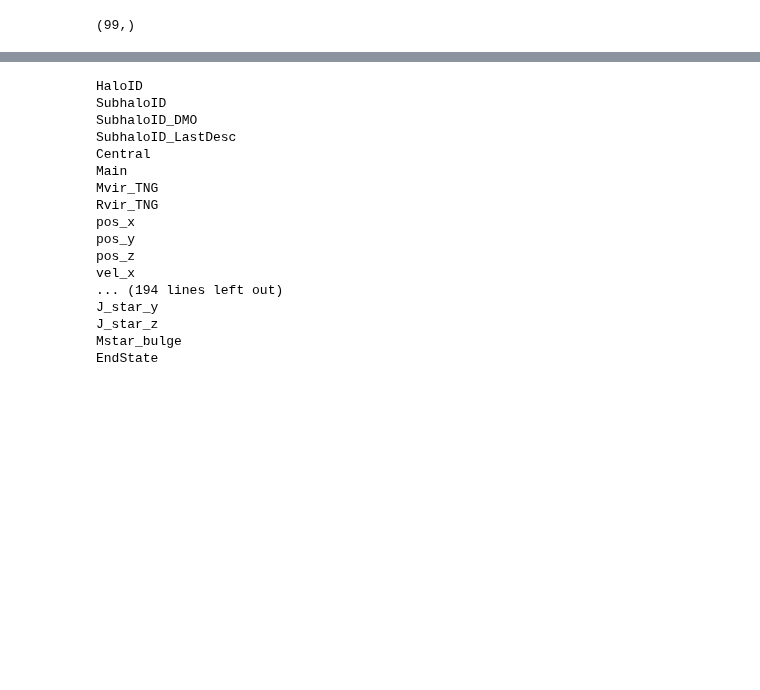
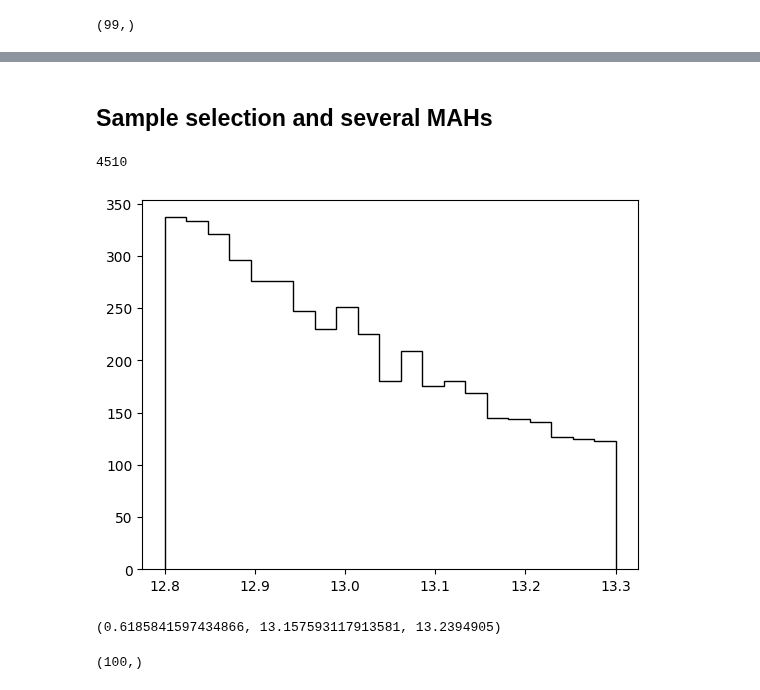
Before and after one commit to ismael-mendoza/nbody-relaxed, a Jupyter notebook: notebooks/wip/tng1.ipynb, the cells around one changed output, grey strips where cells are left out. Saved outputs shown, nothing was run; the diff lists cells and outputs as text; code cells hidden in the pictures; blank space fills up the shorter version.

```diff
--- a/notebooks/wip/tng1.ipynb
+++ b/notebooks/wip/tng1.ipynb
@@ -237,21 +198,29 @@ cat = pandas.read_hdf(present_snapfile)
-# %%
-for c in cat.columns:
-    print(c)
-# %% [output]
-HaloID
-SubhaloID
-SubhaloID_DMO
-SubhaloID_LastDesc
-Central
-Main
-Mvir_TNG
-Rvir_TNG
-pos_x
-pos_y
-pos_z
-vel_x
-... (194 lines left out)
-J_star_y
-J_star_z
-Mstar_bulge
-EndState
+# %% [markdown]
+## Sample selection and several MAHs
+# %%
+# pick trees half a decade after cut at 12.8
+my_trees = [t for t in trees if 99 in t['SnapNum']
+            and t['Group_M_TopHat200'][-1] > 12.8
+            and t['Group_M_TopHat200'][-1] < 13.3]
+len(my_trees)
+# %% [output]
+4510
+# %%
+# double check
+gmass = [t['Group_M_TopHat200'][-1] for t in my_trees]
+plt.hist(gmass, bins=21, histtype='step', color='k', label='gmass');
+# %% [output]
+[figure, added]
+# %%
+# now we need to match with catalog
+# let us check 1 halo
+halo_idx = my_trees[0]['IndexInHaloTable'][-1]
+mvir = cat["Mvir"].to_numpy()[halo_idx]
+gmass = my_trees[0]['Group_M_TopHat200'][-1]
+(gmass - mvir) / gmass * 100 , mvir, gmass
+# %% [output]
+(0.6185841597434866, 13.157593117913581, 13.2394905)
+# %%
+snaps.shape
+# %% [output]
+(100,)
```
Also changed, not shown: parts of 35 cells of this notebook.
